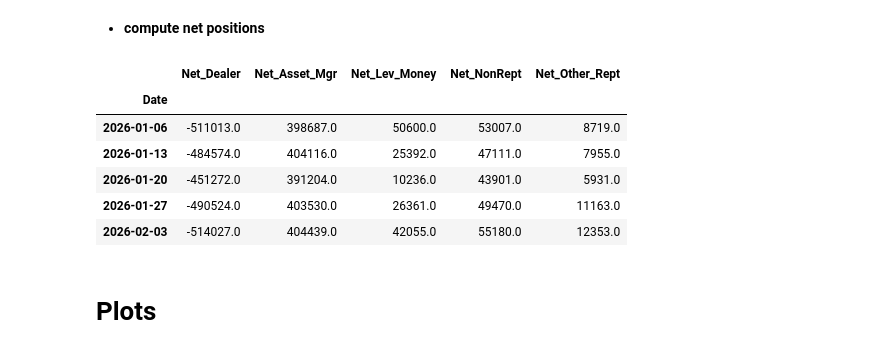
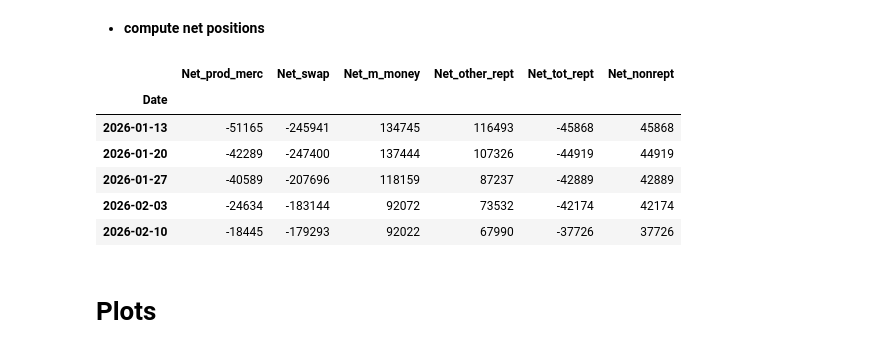
Before and after one commit to mod7ex/COT-analysis, a Jupyter notebook: analysis/net-positions.ipynb, the cells around one changed output. Cells and saved outputs as stored; diff of their text form; code cells hidden in the pictures.

```diff
--- a/tff/net-positions.ipynb
+++ b/analysis/net-positions.ipynb
@@ -18,0 +4,2 @@ Selected: Traders in Financial Futures (TFF) from year: 2026 - loading data ...
+# %%
+df = get_market_df(cot_report_type=DISAGGREGATED_FUT, market="GOLD")
@@ -29,17 +29,17 @@ df.tail(4)
 # %% [markdown]
 - **compute net positions**
 # %%
-df_net = get_df_net(df)
+df_net = get_market_net(df)
 
 df_net.tail()
 # %% [output]
-|  | Net_Dealer | Net_Asset_Mgr | Net_Lev_Money | Net_NonRept | Net_Other_Rept |
-| Date |  |  |  |  |  |
-| 2026-01-06 | -511013.0 | 398687.0 | 50600.0 | 53007.0 | 8719.0 |
-| 2026-01-13 | -484574.0 | 404116.0 | 25392.0 | 47111.0 | 7955.0 |
-| 2026-01-20 | -451272.0 | 391204.0 | 10236.0 | 43901.0 | 5931.0 |
-| 2026-01-27 | -490524.0 | 403530.0 | 26361.0 | 49470.0 | 11163.0 |
-| 2026-02-03 | -514027.0 | 404439.0 | 42055.0 | 55180.0 | 12353.0 |
+|  | Net_prod_merc | Net_swap | Net_m_money | Net_other_rept | Net_tot_rept | Net_nonrept |
+| Date |  |  |  |  |  |  |
+| 2026-01-13 | -51165 | -245941 | 134745 | 116493 | -45868 | 45868 |
+| 2026-01-20 | -42289 | -247400 | 137444 | 107326 | -44919 | 44919 |
+| 2026-01-27 | -40589 | -207696 | 118159 | 87237 | -42889 | 42889 |
+| 2026-02-03 | -24634 | -183144 | 92072 | 73532 | -42174 | 42174 |
+| 2026-02-10 | -18445 | -179293 | 92022 | 67990 | -37726 | 37726 |
 # %% [markdown]
 # **Plots**
 # %%
```
Also changed, not shown: parts of 6 cells of this notebook, 17 other files.
